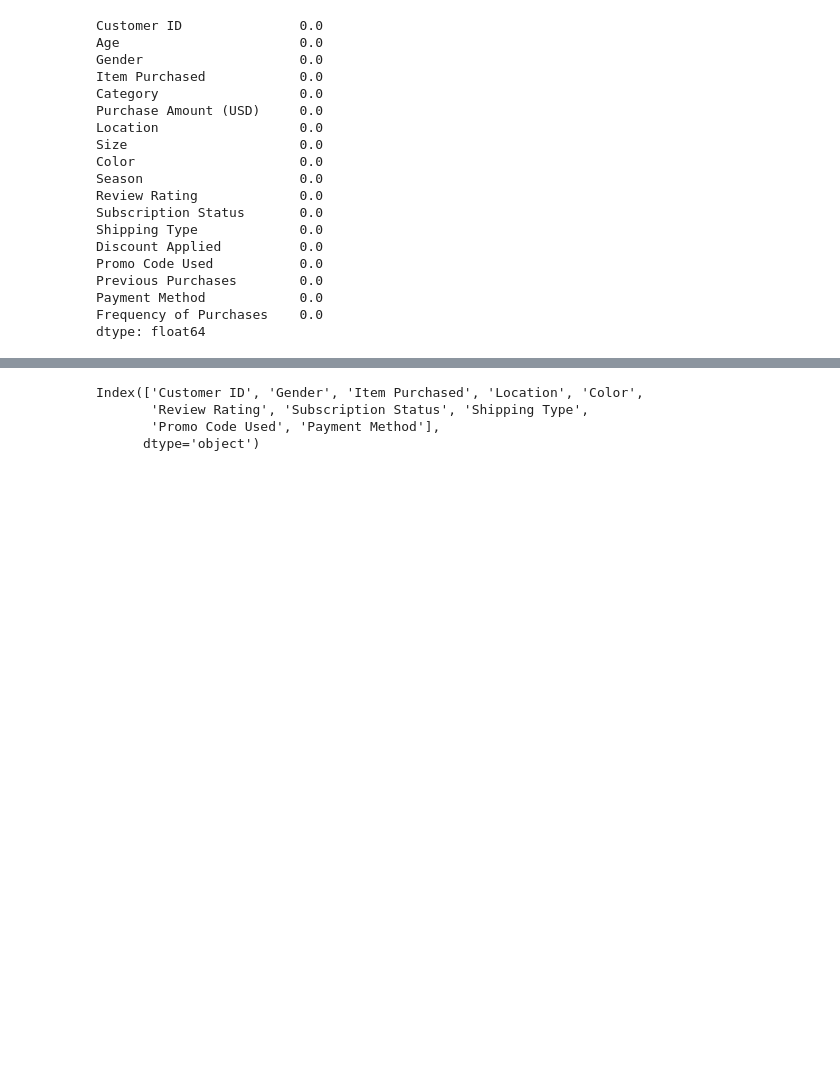
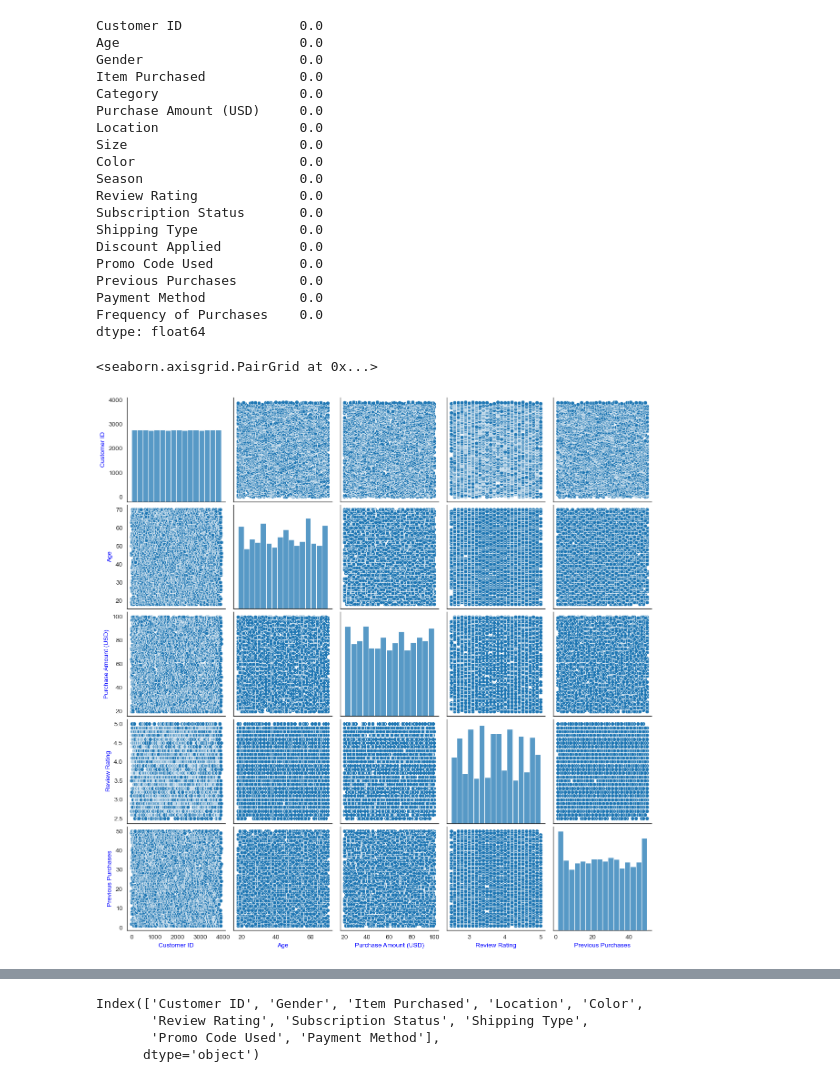
Before and after one commit to Cecchi96/ProyectoDS, a Jupyter notebook: Proyecto_Parte3Cecchini.ipynb, the cells around one changed output, grey strips where cells are left out. Drawn from its saved outputs; the diff is of its cells as text; code cells hidden in the pictures; blank space fills up the shorter version.

```diff
--- a/Proyecto_Parte3Cecchini.ipynb
+++ b/Proyecto_Parte3Cecchini.ipynb
@@ -173,3 +183,8 @@ Previous Purchases        0.0
 Payment Method            0.0
 Frequency of Purchases    0.0
 dtype: float64
+# %%
+sns.pairplot(df, kind='scatter')
+# %% [output]
+<seaborn.axisgrid.PairGrid at 0x...>
+[figure, added]
```
Also changed, not shown: parts of 16 cells of this notebook.
